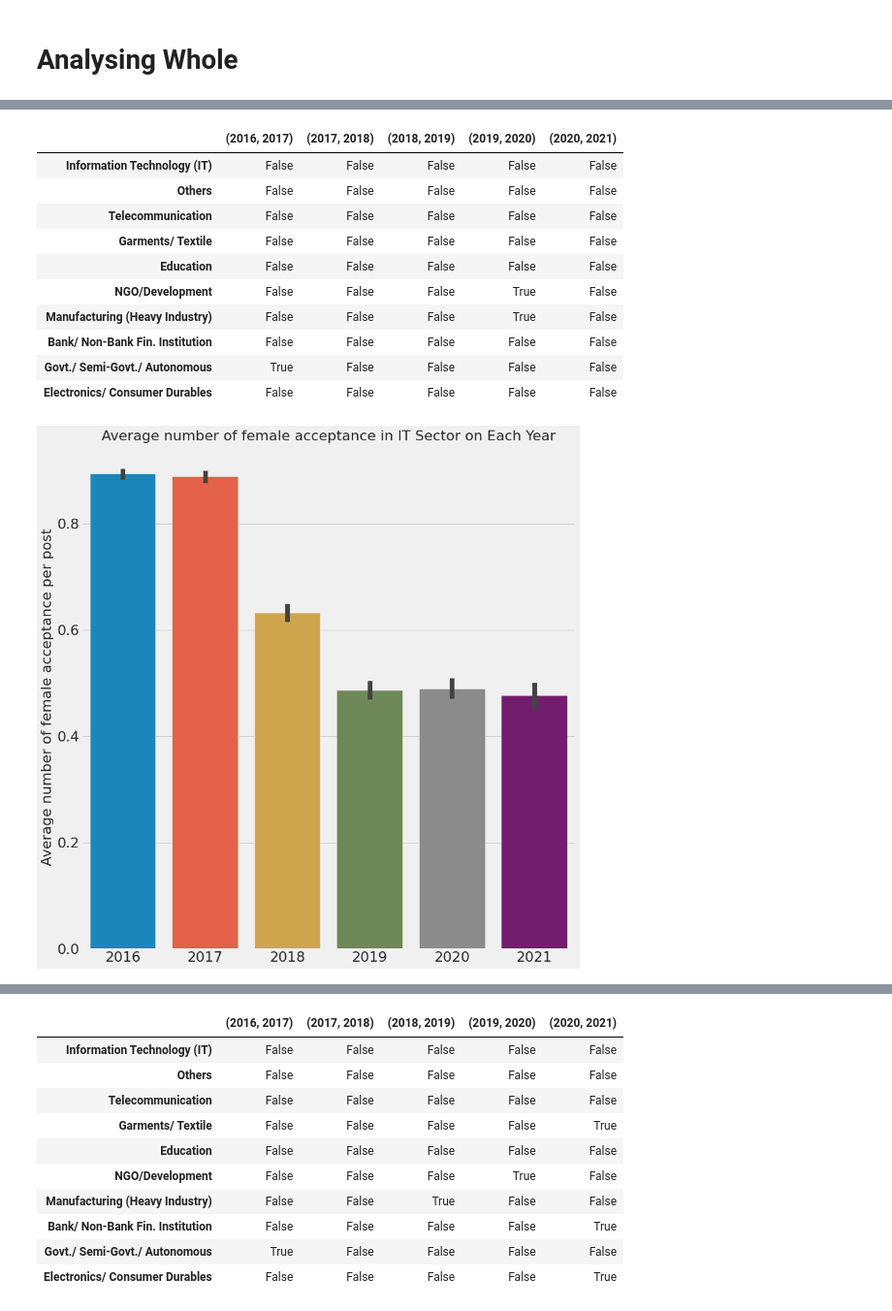
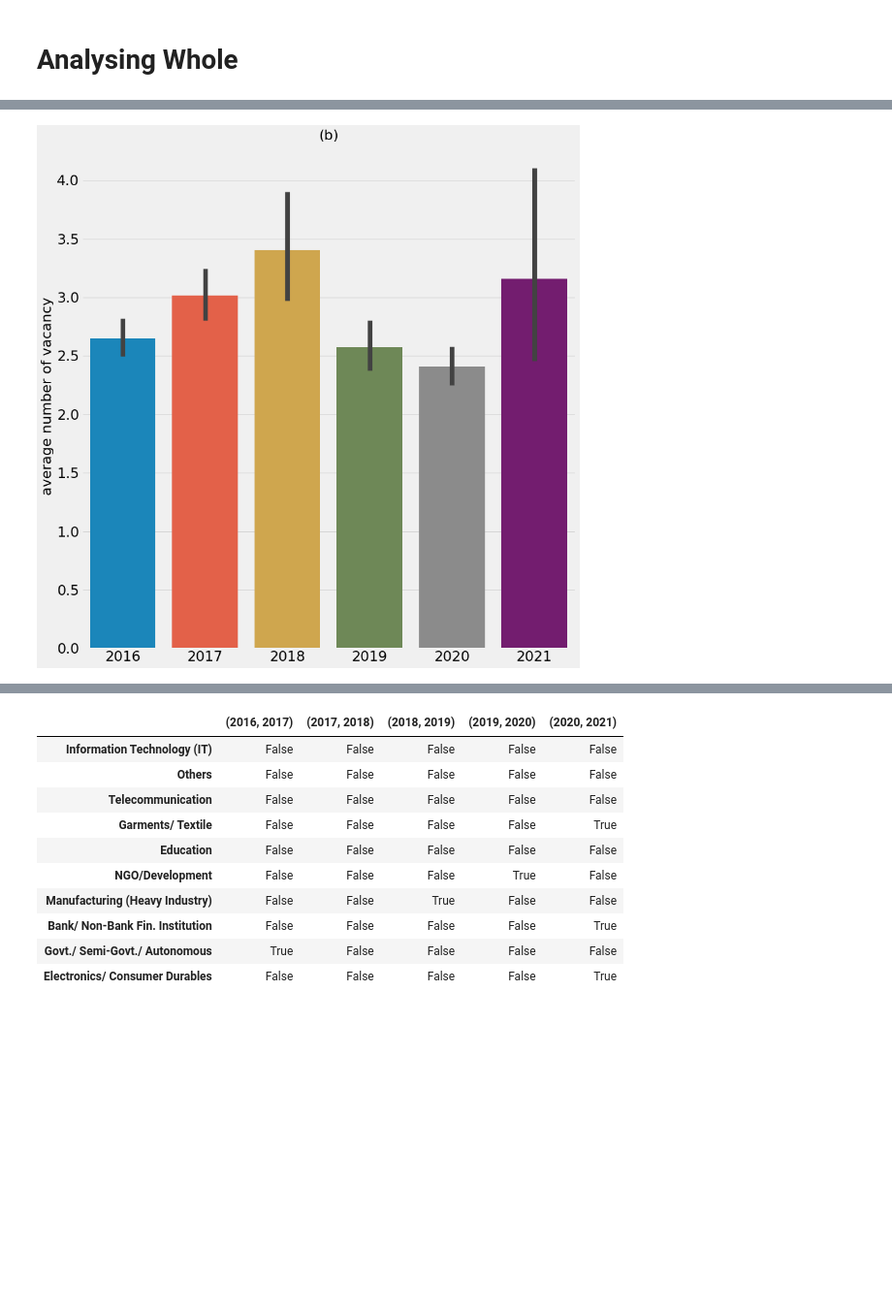
Before and after one commit to Srj/Bdjobs, a Jupyter notebook: notebook/Hypothesis_Testing.ipynb, the cells around one changed output, grey strips where cells are left out. Shown: that part at 97% size. Saved outputs shown, nothing was run; the diff lists cells and outputs as text; code cells hidden in the pictures; blank space fills up the shorter version.

```diff
--- a/notebook/Hypothesis_Testing.ipynb
+++ b/notebook/Hypothesis_Testing.ipynb
@@ -12,9 +12,9 @@ plt.style.use('fivethirtyeight')
 # sns.set()
 plt.rcParams['figure.figsize']= (12,12)
 # %%
-GRAPH = 'Results/Graphs'
-TABLE = 'Results/Tables'
-DATA = 'data/'
+GRAPH = '../Results/Graphs'
+TABLE = '../result/Tables'
+DATA = '../data/'
 # %% [markdown]
 <h3>Choose Desired Sector</h3>
 # %% [markdown]
@@ -58,18 +58,18 @@ def ttest_func(field):
             temp = df[df.IndustryName == industry]
             cat1 = temp[temp['Year'] == yr[0]]
             cat2 = temp[temp['Year'] == yr[1]]
-            stat,p = ttest_ind(cat1[field],cat2[field],equal_var=False,alternative='less')
-            results.loc[industry,str(yr)] = p < 0.1
+            stat,p = ttest_ind(cat1[field],cat2[field],equal_var=False,alternative='greater')
+            results.loc[industry,str(yr)] = p  #< 0.1
 
     plot_df = df[df.IndustryName == industries[0]]
     # plot_df = plot_df.groupby(['IndustryName','Year'])['TotalVacancy'].sum().reset_index()
     sns.barplot(x='Year',y=field,data=plot_df,ci=95)
     plt.xticks(rotation=0,fontsize=22)
     plt.xlabel(None)
-    plt.ylabel('Average number of female acceptance per post',fontsize=22)
-    plt.title(f'Average number of female acceptance in IT Sector on Each Year',fontsize=22)
+    plt.ylabel(ylabel,fontsize=22)
+    plt.title(title,fontsize=22)
     plt.yticks(fontsize=22)
     plt.tight_layout()
     plt.tight_layout()
-    plt.savefig('ttest_female.png',dpi=350)
+    plt.savefig(f'{title}.png',dpi=350)
     return results
@@ -121,15 +76,6 @@ ttest_func('MaleGender')
-# %%
-ttest_func('FemaleGender')
-# %% [output]
-|  | (2016, 2017) | (2017, 2018) | (2018, 2019) | (2019, 2020) | (2020, 2021) |
-| Information Technology (IT) | False | False | False | False | False |
-| Others | False | False | False | False | False |
-| Telecommunication | False | False | False | False | False |
-| Garments/ Textile | False | False | False | False | False |
-| Education | False | False | False | False | False |
-| NGO/Development | False | False | False | True | False |
-| Manufacturing (Heavy Industry) | False | False | False | True | False |
-| Bank/ Non-Bank Fin. Institution | False | False | False | False | False |
-| Govt./ Semi-Govt./ Autonomous | True | False | False | False | False |
-| Electronics/ Consumer Durables | False | False | False | False | False |
-[figure, removed]
+# %%
+title = '(b)'
+ylabel = 'average number of vacancy'
+ttest_func('TotalVacancy').astype('float').to_csv(os.path.join(TABLE,'TotalVacancy_pval.csv'),float_format='%.3f')
+# %% [output]
+[figure, added]
```
Also changed, not shown: parts of 14 cells of this notebook, 55 other files.
